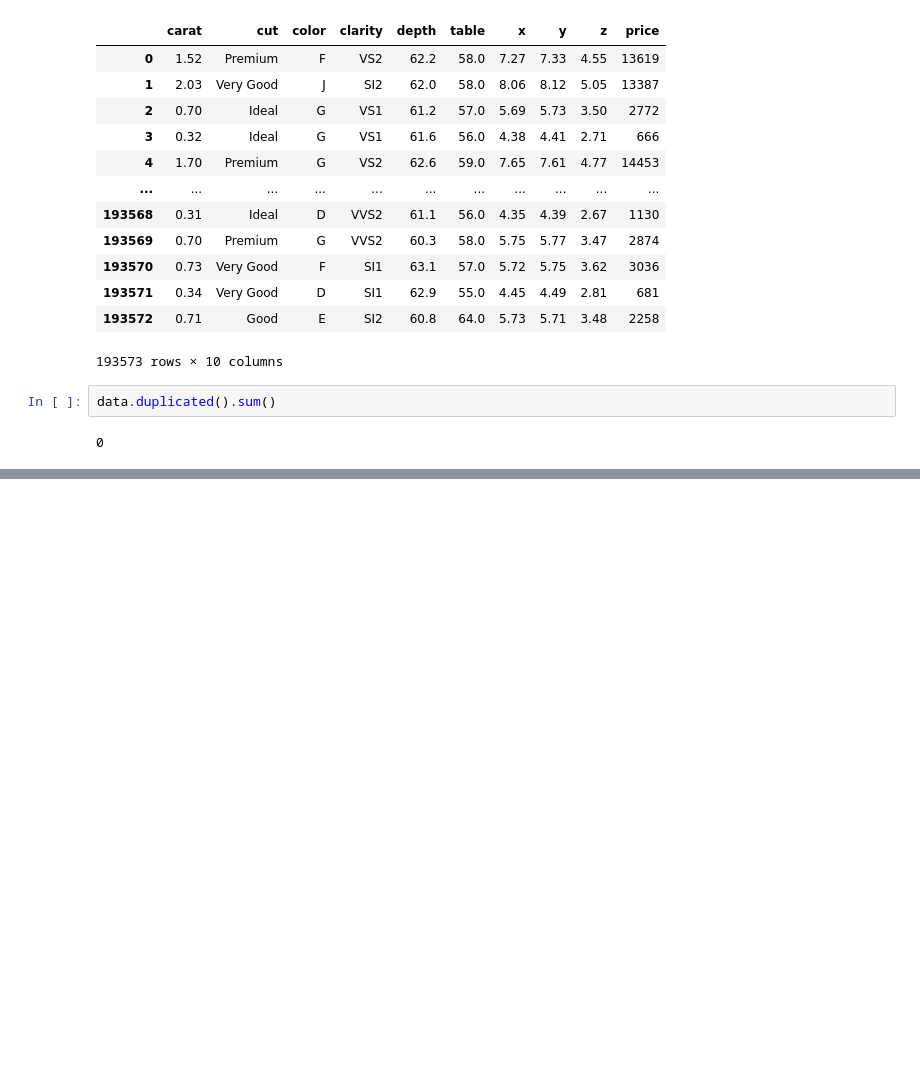
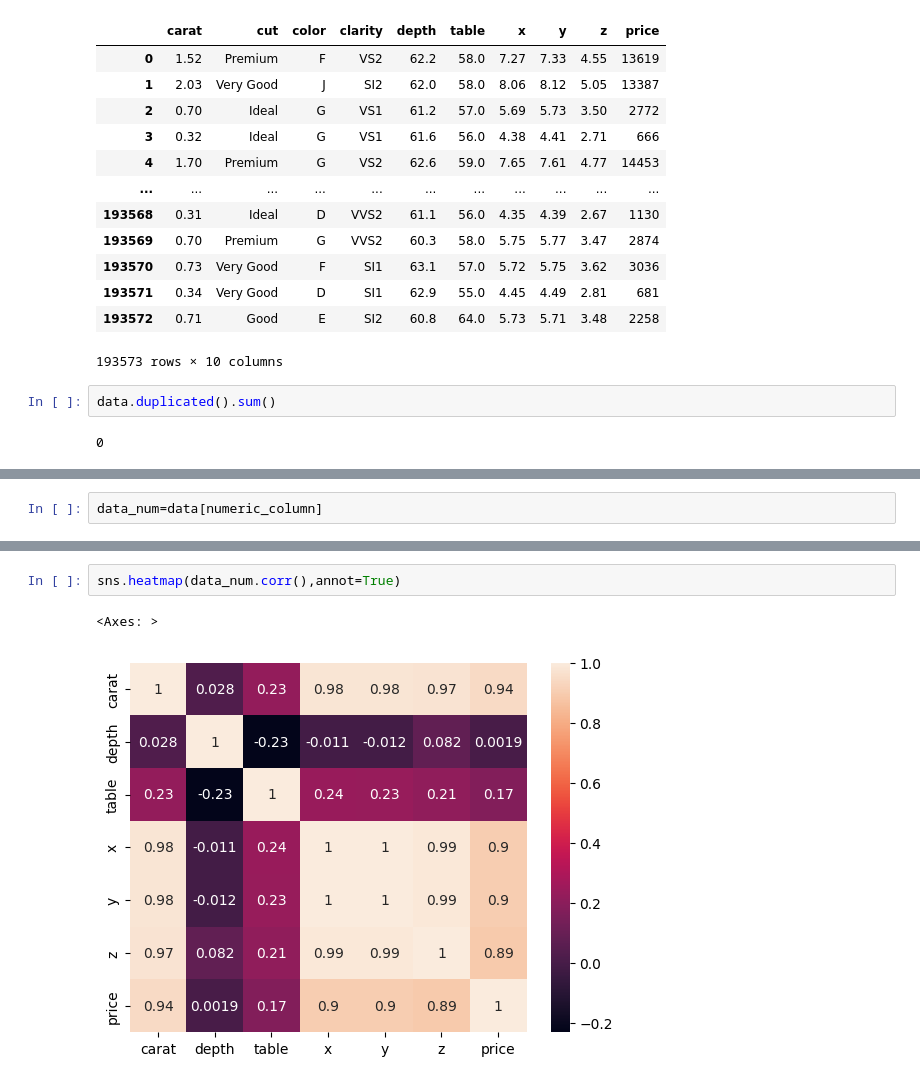
Before and after one commit to BabyCoder00/mlbootcampproject, a Jupyter notebook: notebook/EDA.ipynb, the cells around one changed output, grey strips where cells are left out. Cells and saved outputs as stored; diff of their text form; blank space fills up the shorter version.

```diff
--- a/notebook/EDA.ipynb
+++ b/notebook/EDA.ipynb
@@ -104,0 +202,2 @@ data.duplicated().sum()
+# %%
+data_num=data[numeric_column]
@@ -104,0 +222,5 @@ data.duplicated().sum()
+# %%
+sns.heatmap(data_num.corr(),annot=True)
+# %% [output]
+<Axes: >
+[figure, added]
```
Also changed, not shown: parts of 26 cells of this notebook, 1 other file.
